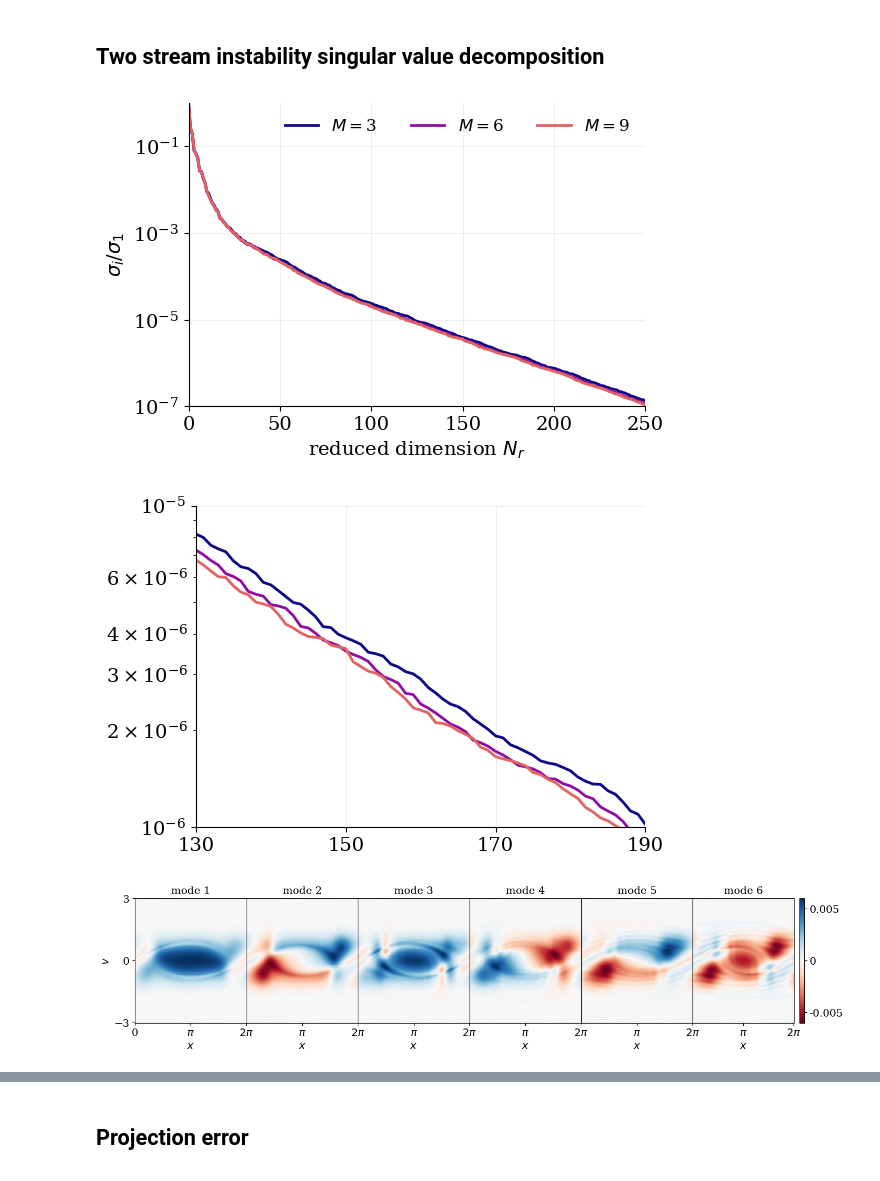
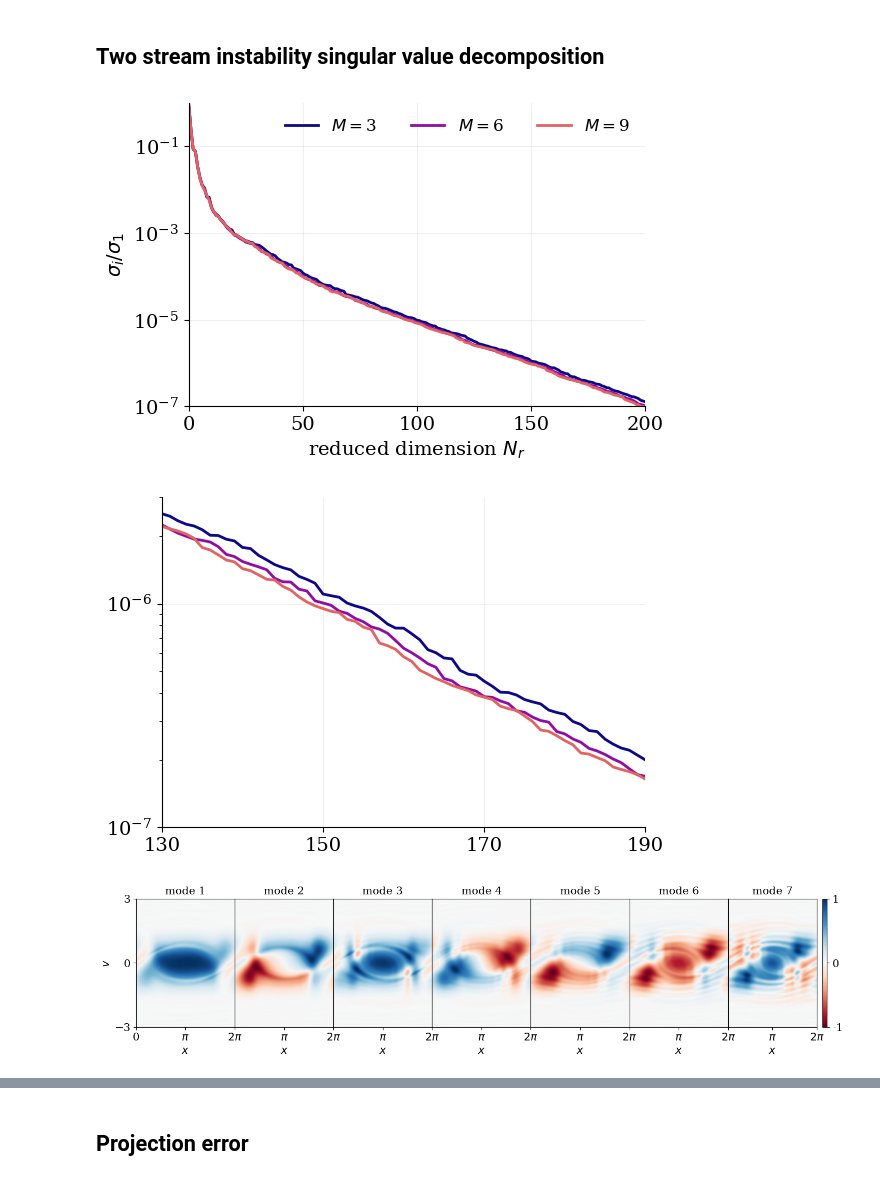
Before and after one commit to opaliss/HermiteFD-ROM, a Jupyter notebook: FOM/two_stream_instability_svd.ipynb, the cells around one changed output, grey strips where cells are left out. Drawn from its saved outputs; the diff is of its cells as text; code cells hidden in the pictures.

```diff
--- a/FOM/two_stream_instability_svd.ipynb
+++ b/FOM/two_stream_instability_svd.ipynb
@@ -50,12 +50,12 @@ M = 3
 u_train = [1.05, 1.06, 1.07, 1.08]
 # %%
 # basis save first 1000 modes (we dont really use more than that)
-Ur_e1 = np.load("../data/ROM/two_stream/basis_SVD_e1_" + str(setup.T0) + "_" + str(setup.T) + "_M_" + str(M) + ".npy")
-Ur_e2 = np.load("../data/ROM/two_stream/basis_SVD_e2_" + str(setup.T0) + "_" + str(setup.T) + "_M_" + str(M) + ".npy")
+Ur_e1 = np.load("../data/ROM/two_stream/basis/basis_SVD_e1_" + str(setup.T0) + "_" + str(setup.T) + "_M_" + str(M) + ".npy")
+Ur_e2 = np.load("../data/ROM/two_stream/basis/basis_SVD_e2_" + str(setup.T0) + "_" + str(setup.T) + "_M_" + str(M) + ".npy")
 # %%
 # singular values
-S_e1 = np.load("../data/ROM/two_stream/singular_values_SVD_e1_" + str(setup.T0) + "_" + str(setup.T) + "_M_" + str(M) + ".npy")
-S_e2 = np.load("../data/ROM/two_stream/singular_values_SVD_e2_" + str(setup.T0) + "_" + str(setup.T) + "_M_" + str(M) + ".npy")
+S_e1 = np.load("../data/ROM/two_stream/basis/singular_values_SVD_e1_" + str(setup.T0) + "_" + str(setup.T) + "_M_" + str(M) + ".npy")
+S_e2 = np.load("../data/ROM/two_stream/basis/singular_values_SVD_e2_" + str(setup.T0) + "_" + str(setup.T) + "_M_" + str(M) + ".npy")
 # %%
 # plot the electric field damping rate
 fig, ax = plt.subplots(figsize=(6, 4))
@@ -64,7 +64,7 @@ colors = plt.cm.plasma(np.linspace(0,0.9,4))
 
 for ii, M_ in enumerate(range(3, 11, 3)):
     # singular values
-    S_e1 = np.load("../data/ROM/two_stream/basis_40/singular_values_SVD_e1_" + str(setup.T0) + "_40_M_" + str(M_) + ".npy")
+    S_e1 = np.load("../data/ROM/two_stream/basis/singular_values_SVD_e1_" + str(setup.T0) + "_" + str(setup.T) + "_M_" + str(M_) + ".npy")
     ax.plot(np.arange(len(S_e1)), (np.abs(S_e1)/np.max(S_e1[0])),linewidth=2,  color=colors[ii], label=r"$M=$" + str(M_))
 
 ax.spines['right'].set_visible(False)
@@ -73,7 +73,7 @@ ax.set_ylabel("$\sigma_{i}/\sigma_{1}$")
 ax.set_xlabel(r"reduced dimension $N_{r}$")
 ax.set_yscale("log")
 ax.set_ylim(10**-7, 1)
-ax.set_xlim(0, 250)
+ax.set_xlim(0, 200)
 plt.grid(alpha=0.2)
 
 legend = ax.legend(ncols=3, fancybox=False, shadow=False, fontsize=12, loc='upper right')
@@ -82,7 +82,7 @@ plt.tight_layout()
 
 plt.savefig("../figs/ROM/two_stream/singular_value_decay_two_stream_M" + str(M) + ".png", dpi=300, bbox_inches='tight')
 # %% [output]
-[figure, old version]
+[figure, new version]
 # %%
 # plot the electric field damping rate
 fig, ax = plt.subplots(figsize=(6, 4))
@@ -91,23 +91,22 @@ colors = plt.cm.plasma(np.linspace(0,0.9,4))
 
 for ii, M_ in enumerate(range(3, 11, 3)):
     # singular values
-    S_e1 = np.load("../data/ROM/two_stream/basis_40/singular_values_SVD_e1_" + str(setup.T0) + "_40_M_" + str(M_) + ".npy")
+    S_e1 = np.load("../data/ROM/two_stream/basis/singular_values_SVD_e1_" + str(setup.T0) + "_" + str(setup.T) + "_M_" + str(M_) + ".npy")
     ax.plot(np.arange(len(S_e1)), (np.abs(S_e1)/np.max(S_e1[0])),linewidth=2,  color=colors[ii], label=r"$M=$" + str(M_))
 
 ax.spines['right'].set_visible(False)
 ax.spines['top'].set_visible(False)
 ax.set_yscale("log")
-ax.set_ylim(10**-6, 1e-5)
+ax.set_ylim(10**-7, 3e-6)
 ax.set_xlim(130, 190)
 ax.grid(alpha=0.2)
-ax.set_yticks([1e-5, 1e-6])
 ax.set_xticks([130, 150, 170, 190])
 #legend = ax.legend(ncols=3, fancybox=False, shadow=False, fontsize=12, loc='upper right')
 #legend.get_frame().set_alpha(0)
 plt.tight_layout()
 plt.savefig("../figs/ROM/two_stream/singular_value_decay_two_stream_M" + str(M) + "_zoom.png", dpi=300, bbox_inches='tight')
 # %% [output]
-[figure, old version]
+[figure, new version]
 # %%
 U_e1_tensor = np.zeros((setup.Nv - M, setup.Nx, np.shape(Ur_e1)[-1]))
 U_e2_tensor = np.zeros((setup.Nv - M, setup.Nx, np.shape(Ur_e2)[-1]))
@@ -118,36 +117,36 @@ for n in range(0, setup.Nv - M):
 # %%
 # plot phase space evolution
 from mpl_toolkits.axes_grid1 import make_axes_locatable
 
 v = np.linspace(-3, 3, int(500))
 
-fig, ax = plt.subplots(ncols=6, figsize=(16, 3))
-for tt, ii in enumerate([0, 1, 2, 3, 4, 5]):
+fig, ax = plt.subplots(ncols=7, figsize=(16, 3))
+for tt, ii in enumerate([0, 1, 2, 3, 4, 5, 6]):
     distribution = np.zeros((setup.Nx + 1, len(v)))
     for jj in range(setup.Nv - 3):
         distribution += np.outer(np.append(U_e1_tensor[jj, :, ii], U_e1_tensor[jj, 0, ii]), psi_ln_aw(u_s=setup.u_e1, alpha_s=setup.alpha_e1, v=v, n=jj))
         distribution += np.outer(np.append(U_e2_tensor[jj, :, ii], U_e2_tensor[jj, 0, ii]), psi_ln_aw(u_s=setup.u_e2, alpha_s=setup.alpha_e2, v=v, n=jj))
-    pos = ax[tt].pcolormesh(x, v, distribution.T, cmap="RdBu", vmin=-np.max(np.abs(distribution)), vmax=np.max(np.abs(distribution)))
+    pos = ax[tt].pcolormesh(x, v, (distribution/np.max(np.abs(distribution))).T, cmap="RdBu", vmin=-1, vmax=1, shading="gouraud")
     ax[tt].set_xlabel("$x$")
     ax[tt].set_xticks([np.pi, 2*np.pi])
     ax[tt].set_xticklabels([r"$\pi$", r"$2\pi$"])
     ax[tt].set_yticks([])
     ax[tt].set_title("mode " + str(ii + 1), fontsize=14)
 
 # create divider for the second subplot
 divider = make_axes_locatable(ax[-1])
 cax = divider.append_axes("right", size="5%", pad=0.1)
 
 # add colorbar to the second subplot
 cbar = plt.colorbar(pos, cax=cax)
-cbar.ax.set_yticks([-0.006, 0, 0.006])
-cbar.ax.set_yticklabels([-0.005, 0, 0.005])
+cbar.ax.set_yticks([-1, 0, 1])
+cbar.ax.set_yticklabels([-1, 0, 1])
 ax[0].set_xticks([0, np.pi, 2*np.pi])
 ax[0].set_xticklabels([r"0", r"$\pi$", r"$2\pi$"])
 ax[0].set_yticks([-3, 0, 3])
 ax[0].set_ylabel("$v$")
 plt.subplots_adjust(wspace=0)
 #plt.tight_layout()
 plt.savefig("../figs/ROM/two_stream/two_stream_POD_modes.png", dpi=300, bbox_inches='tight')
 # %% [output]
-[figure, old version]
+[figure, new version]
```
Also changed, not shown: parts of 2 cells of this notebook, 4 other files.
